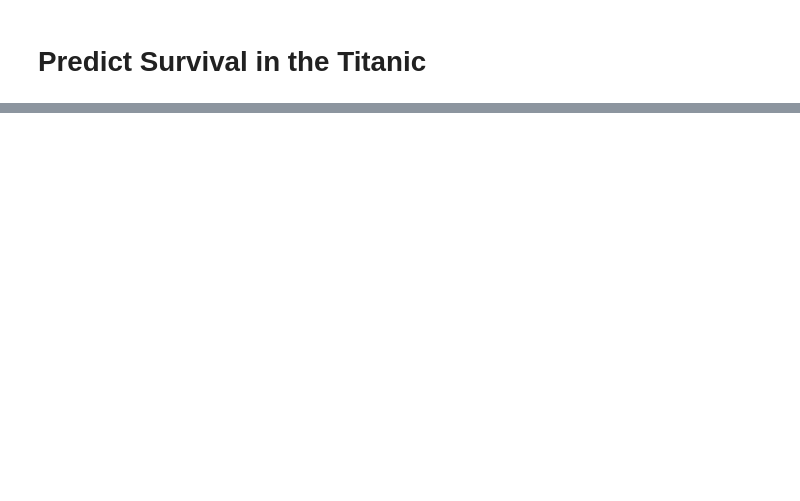
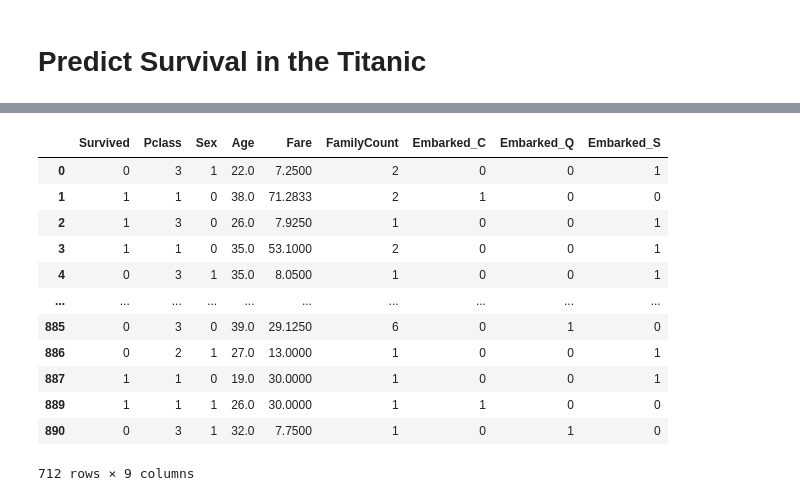
Before and after one commit to rawbil/models_V1, a Jupyter notebook: model1.ipynb, the cells around one changed output, grey strips where cells are left out. Cells and saved outputs as stored; diff of their text form; code cells hidden in the pictures; blank space fills up the shorter version.

```diff
--- a/model1.ipynb
+++ b/model1.ipynb
@@ -512,0 +163,2 @@ plt.show()
+# %%
+df["FamilyCount"] = df["SibSp"] + df["Parch"] + 1
@@ -512,0 +182,6 @@ plt.show()
+# %%
+df.drop(["SibSp", "Parch"], inplace=True, axis=1)
+# %%
+# Convert Sex to a Numerical column
+df["Sex"] = (df["Sex"] == 'male').astype(int)
+df
@@ -512,0 +202,18 @@ plt.show()
+# %%
+# Converty Embarked to numerical columns
+df = pd.get_dummies(df, columns=["Embarked"], drop_first=False, dtype=int)
+df
+# %% [output]
+|  | Survived | Pclass | Sex | Age | Fare | FamilyCount | Embarked_C | Embarked_Q | Embarked_S |
+| 0 | 0 | 3 | 1 | 22.0 | 7.2500 | 2 | 0 | 0 | 1 |
+| 1 | 1 | 1 | 0 | 38.0 | 71.2833 | 2 | 1 | 0 | 0 |
+| 2 | 1 | 3 | 0 | 26.0 | 7.9250 | 1 | 0 | 0 | 1 |
+| 3 | 1 | 1 | 0 | 35.0 | 53.1000 | 2 | 0 | 0 | 1 |
+| 4 | 0 | 3 | 1 | 35.0 | 8.0500 | 1 | 0 | 0 | 1 |
+| ... | ... | ... | ... | ... | ... | ... | ... | ... | ... |
+| 885 | 0 | 3 | 0 | 39.0 | 29.1250 | 6 | 0 | 1 | 0 |
+| 886 | 0 | 2 | 1 | 27.0 | 13.0000 | 1 | 0 | 0 | 1 |
+| 887 | 1 | 1 | 0 | 19.0 | 30.0000 | 1 | 0 | 0 | 1 |
+| 889 | 1 | 1 | 1 | 26.0 | 30.0000 | 1 | 1 | 0 | 0 |
+| 890 | 0 | 3 | 1 | 32.0 | 7.7500 | 1 | 0 | 1 | 0 |
+712 rows × 9 columns
```
Also changed, not shown: parts of 95 cells of this notebook, 2 other files.
